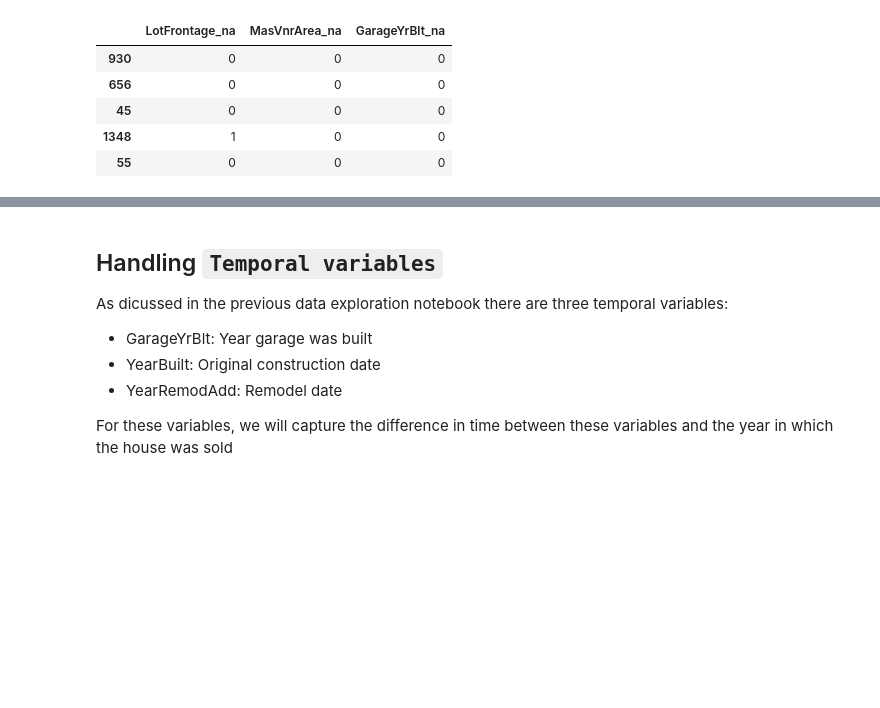
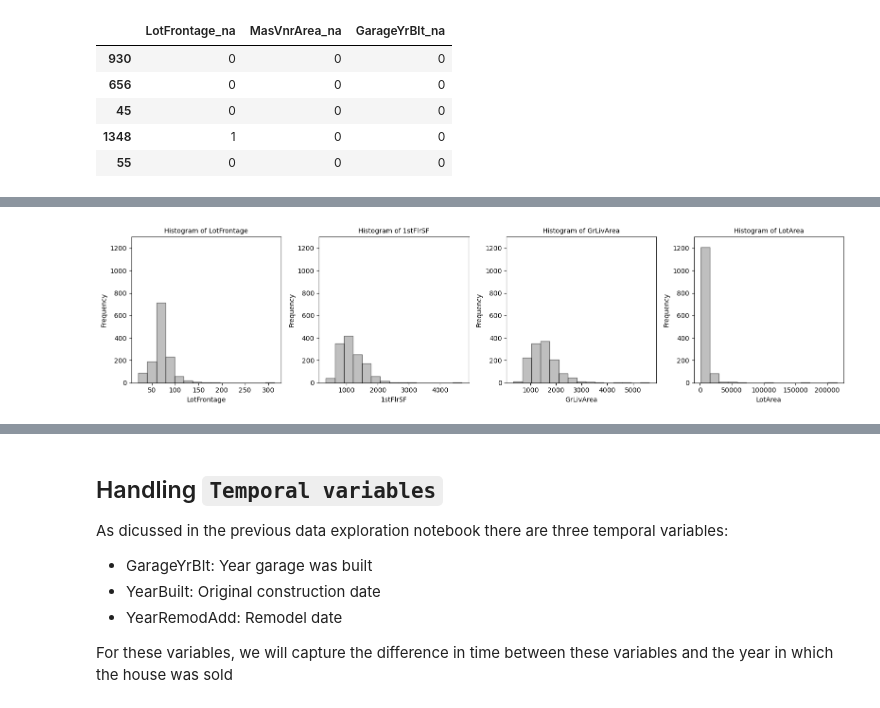
Before and after one commit to PacktPublishing/XGBoost-for-Regression-Predictive-Modeling-and-Time-Series-Analysis, a Jupyter notebook: ch7/feature_engineering.ipynb, the cells around one changed output, grey strips where cells are left out. Saved outputs shown, nothing was run; the diff lists cells and outputs as text; code cells hidden in the pictures; blank space fills up the shorter version.

```diff
--- a/ch7/feature_engineering.ipynb
+++ b/ch7/feature_engineering.ipynb
@@ -163,17 +99,0 @@ for_missing_string
-# %%
-# replace missing values with 'missing' string
-
-X_train[for_missing_string] = X_train[for_missing_string].fillna('Missing')
-X_test[for_missing_string] = X_test[for_missing_string].fillna('Missing')
-# %%
-# replace missing values with the most frequent category
-
-for var in for_frequent_category:
-
-    # take the most common one, there can multiples of them, we take the first one
-    mode = X_train[var].mode()[0]
-
-    print(var, mode)
-
-    X_train[var].fillna(mode, inplace=True)
-    X_test[var].fillna(mode, inplace=True)
@@ -302,0 +177,16 @@ X_train[['LotFrontage_na', 'MasVnrArea_na', 'GarageYrBlt_na']].head()
+# %%
+var_for_log_trans = ["LotFrontage", "1stFlrSF", "GrLivArea","LotArea"]
+plotdf = X_train [var_for_log_trans]
+fig, axes = plt.subplots(1,4, figsize=(16,4))
+axes_flat = axes.flatten()
+
+for i, (column, ax) in enumerate(zip(plotdf.columns, axes_flat)):
+    plotdf[column].plot.hist(ax=ax, bins= 15, alpha = 0.5, color = "grey", edgecolor = "black")
+    ax.set_title(f"Histogram of {column}", fontsize = 10)
+    ax.set_xlabel(column, fontsize = 10)
+    ax.set_ylim(0, 1300)
+
+plt.tight_layout()
+plt.show()
+# %% [output]
+[figure, added]
```
Also changed, not shown: parts of 69 cells of this notebook.
